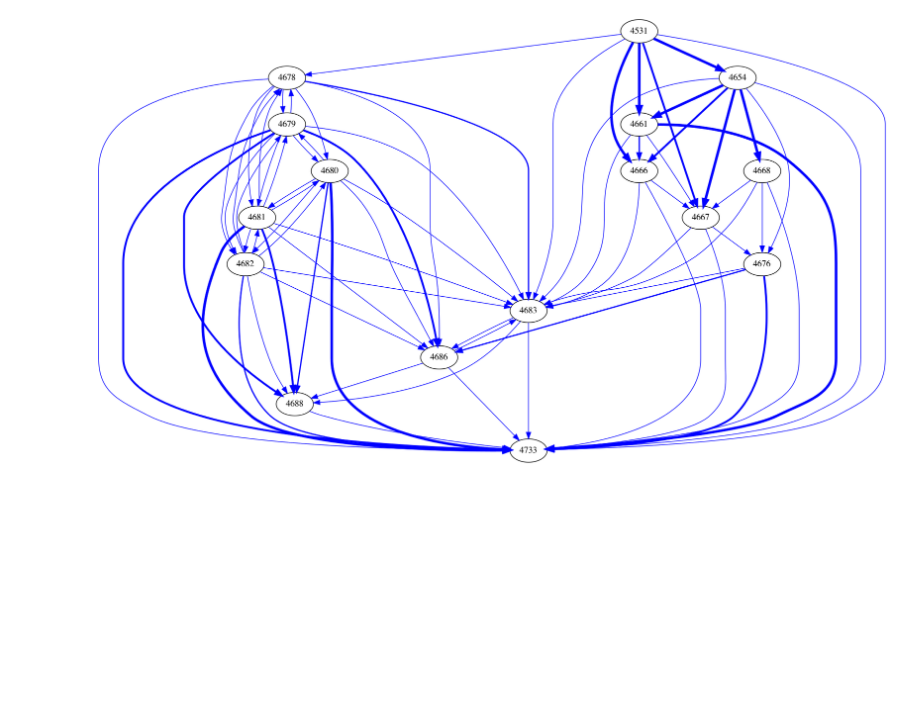
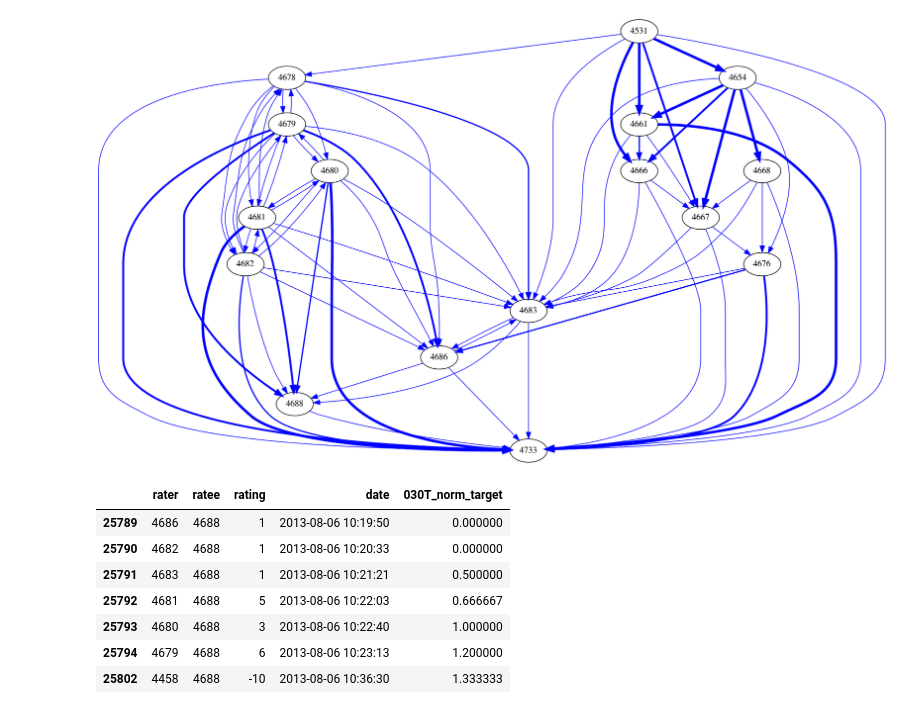
Before and after one commit to allanalberts/Fighting-Fraud-With-Graph-Theory, a Jupyter notebook: notebooks/Example User.ipynb, the cells around one changed output. Saved outputs shown, nothing was run; the diff lists cells and outputs as text; code cells hidden in the pictures; blank space fills up the shorter version.

```diff
--- a/notebooks/Example User.ipynb
+++ b/notebooks/Example User.ipynb
@@ -370,3 +370,15 @@ nxpd.draw(user_g, show='ipynb')
 #otc_pos_G = h.build_graph(otc_df, rating_type='pos', rating_date='2012-04-26 01:17:56')
 # %% [output]
 [figure]
+# %%
+user = 4688
+df_all[(df_all['date']< '2013-08-06 10:45:07') & ((df_all['ratee']==user) | (df_all['rater']==user))][['rater','ratee','rating','date','030T_norm_target']]
+# %% [output]
+|  | rater | ratee | rating | date | 030T_norm_target |
+| 25789 | 4686 | 4688 | 1 | 2013-08-06 10:19:50 | 0.000000 |
+| 25790 | 4682 | 4688 | 1 | 2013-08-06 10:20:33 | 0.000000 |
+| 25791 | 4683 | 4688 | 1 | 2013-08-06 10:21:21 | 0.500000 |
+| 25792 | 4681 | 4688 | 5 | 2013-08-06 10:22:03 | 0.666667 |
+| 25793 | 4680 | 4688 | 3 | 2013-08-06 10:22:40 | 1.000000 |
+| 25794 | 4679 | 4688 | 6 | 2013-08-06 10:23:13 | 1.200000 |
+| 25802 | 4458 | 4688 | -10 | 2013-08-06 10:36:30 | 1.333333 |
```
Also changed, not shown: parts of 2 cells of this notebook, 9 other files.
